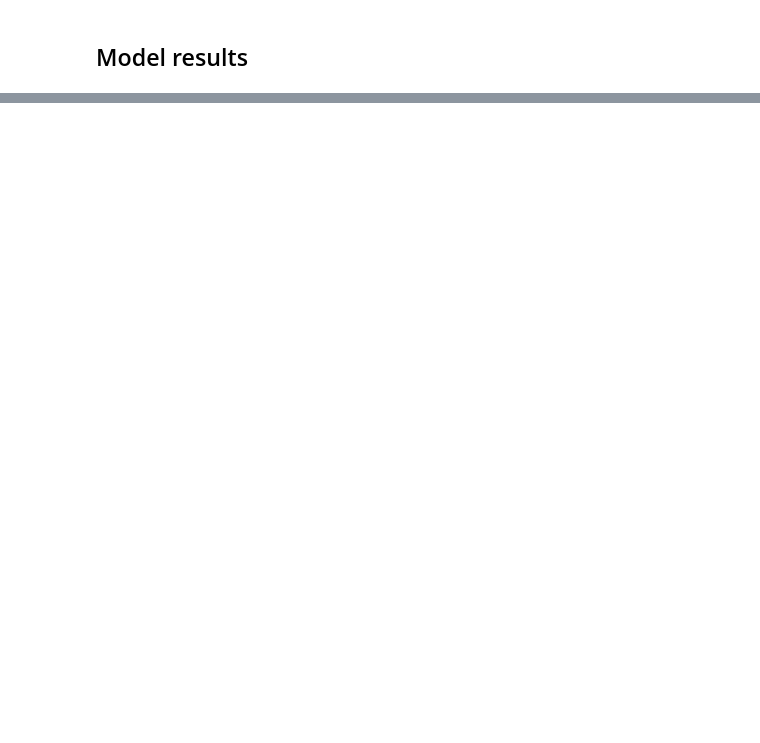
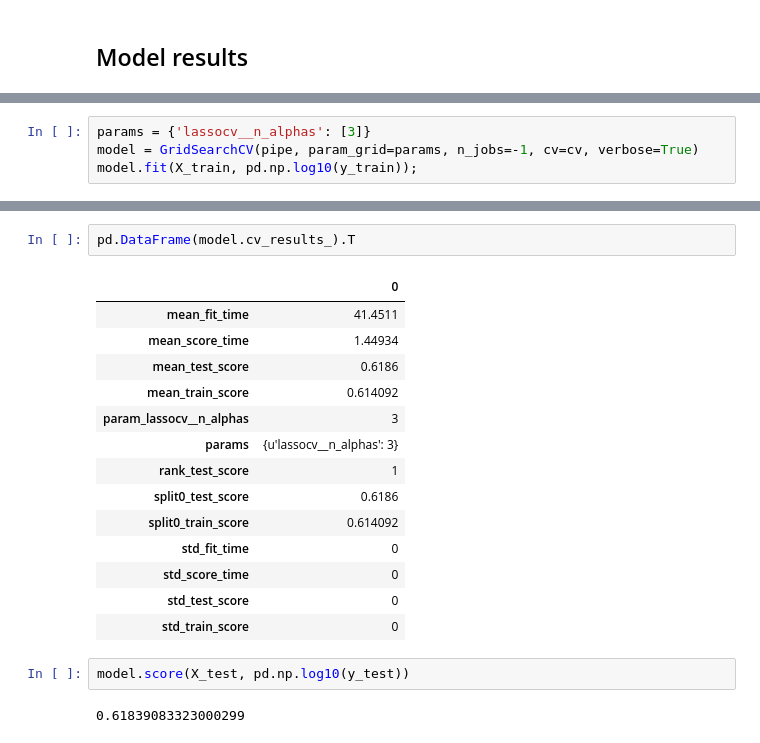
Before and after one commit to aok1425/311-prediction-times, a Jupyter notebook: 03 modeling/05 lin reg w census features.ipynb, the cells around one changed output, grey strips where cells are left out. Cells and saved outputs as stored; diff of their text form; blank space fills up the shorter version.

```diff
--- a/03 modeling/05 lin reg w census features.ipynb
+++ b/03 modeling/05 lin reg w census features.ipynb
@@ -183,0 +201,4 @@ pd.DataFrame(model.cv_results_).T
+# %%
+params = {'lassocv__n_alphas': [3]}
+model = GridSearchCV(pipe, param_grid=params, n_jobs=-1, cv=cv, verbose=True)
+model.fit(X_train, pd.np.log10(y_train));
@@ -183,0 +241,21 @@ pd.DataFrame(model.cv_results_).T
+# %%
+pd.DataFrame(model.cv_results_).T
+# %% [output]
+|  | 0 |
+| mean_fit_time | 41.4511 |
+| mean_score_time | 1.44934 |
+| mean_test_score | 0.6186 |
+| mean_train_score | 0.614092 |
+| param_lassocv__n_alphas | 3 |
+| params | {u'lassocv__n_alphas': 3} |
+| rank_test_score | 1 |
+| split0_test_score | 0.6186 |
+| split0_train_score | 0.614092 |
+| std_fit_time | 0 |
+| std_score_time | 0 |
+| std_test_score | 0 |
+| std_train_score | 0 |
+# %%
+model.score(X_test, pd.np.log10(y_test))
+# %% [output]
+0.61839083323000299
```
Also changed, not shown: parts of 14 cells of this notebook, 1 other file.
